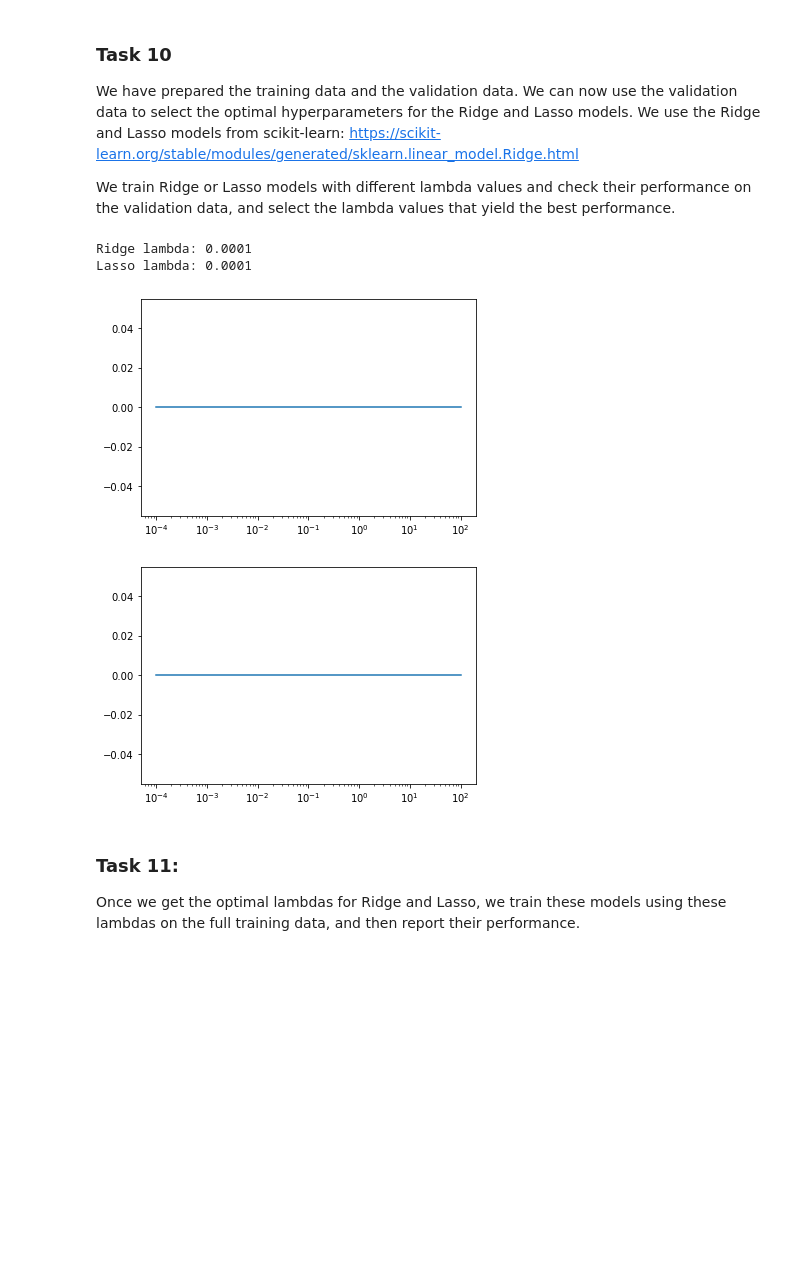
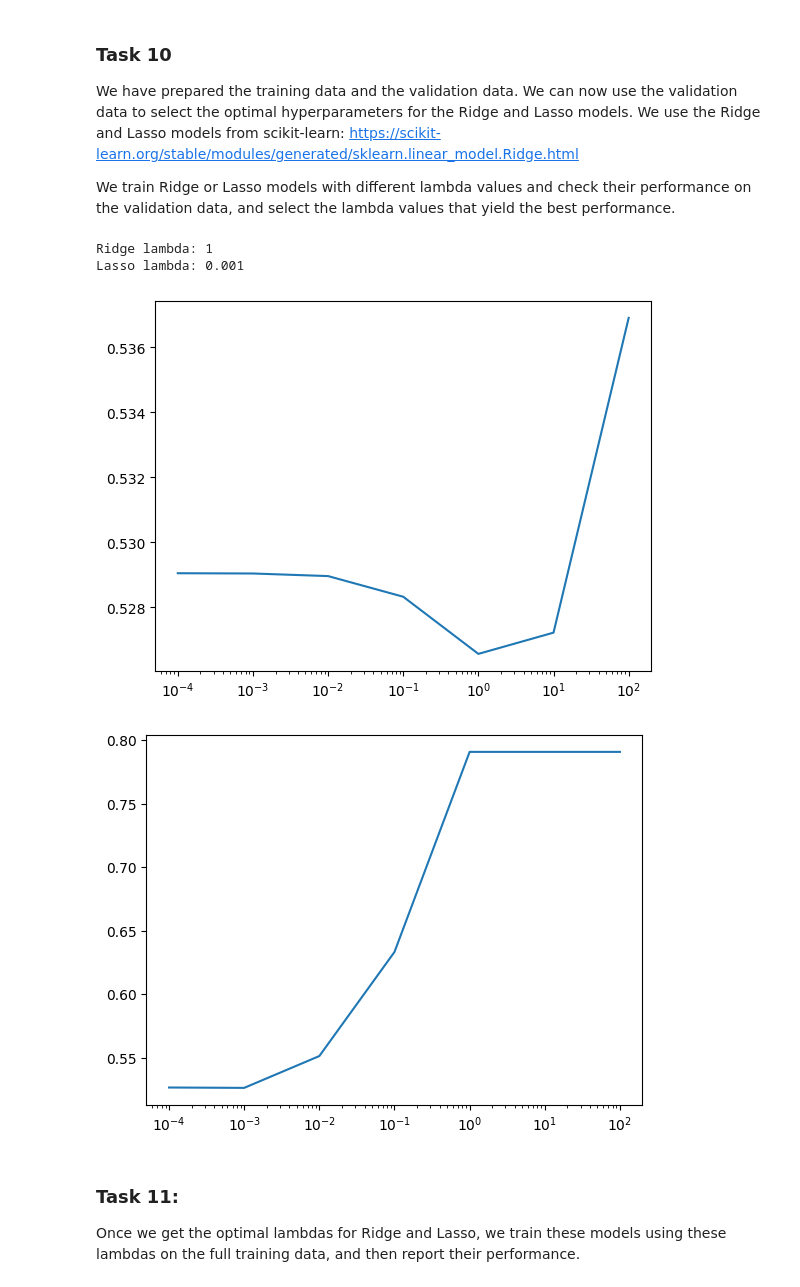
Before and after one commit to radubauzh/DataScience, a Jupyter notebook: Practical_1.ipynb, the cells around one changed output. Cells and saved outputs as stored; diff of their text form; code cells hidden in the pictures; blank space fills up the shorter version.

```diff
--- a/Practical_1.ipynb
+++ b/Practical_1.ipynb
@@ -527,38 +527,45 @@ def choose_hyper_param(X_train_n, y_train_n, X_train_v, y_train_v, is_ridge: boo
     # You need to replace it by your own code.
     ###################################################
     ##### YOUR CODE STARTS HERE #######################
     ###################################################
     for pow_lam in range(-4, 3):
         lam = 10 ** pow_lam
-        mse = 0 # compute the mse for this lam
+        if is_ridge:
+            v = Ridge(alpha=lam).fit(X_train_n, y_train_n)
+        else:
+            v = Lasso(alpha=lam).fit(X_train_n, y_train_n)
+
+        predictor = v.predict(X_train_v)
+        mse = sum((y_train_v-predictor)**2)/(len(y_train_v))
+
         mse_arr.append(mse)
         lam_arr.append(lam)
     ###################################################
     ##### YOUR CODE ENDS HERE #########################
     ###################################################
 
 
     # get the index of the lambda value that has the minimal use
     lambda_idx_min = np.argmin(np.array(mse_arr))
 
     # plot of the lambda values and their mse
     plt.figure()
     plt.semilogx(lam_arr, mse_arr)
 
     # return the optimal lambda value
     return lam_arr[lambda_idx_min]
 
 # call the function to choose the lambda for Ridge and Lasso
 lam_ridge = choose_hyper_param(X_train_n, y_train_n, X_train_v, y_train_v, True)
 lam_lasso = choose_hyper_param(X_train_n, y_train_n, X_train_v, y_train_v, False)
 
 print("Ridge lambda:", lam_ridge)
 print("Lasso lambda:", lam_lasso)
 # %% [output]
-Ridge lambda: 0.0001
-Lasso lambda: 0.0001
+Ridge lambda: 1
+Lasso lambda: 0.001
-[figure, old version]
+[figure, new version]
-[figure, old version]
+[figure, new version]
 # %% [markdown]
 ### **Task 11**:
 Once we get the optimal lambdas for Ridge and Lasso, we train these models using these lambdas on the full training data, and then report their performance.
```
Also changed, not shown: parts of 1 cell of this notebook.
